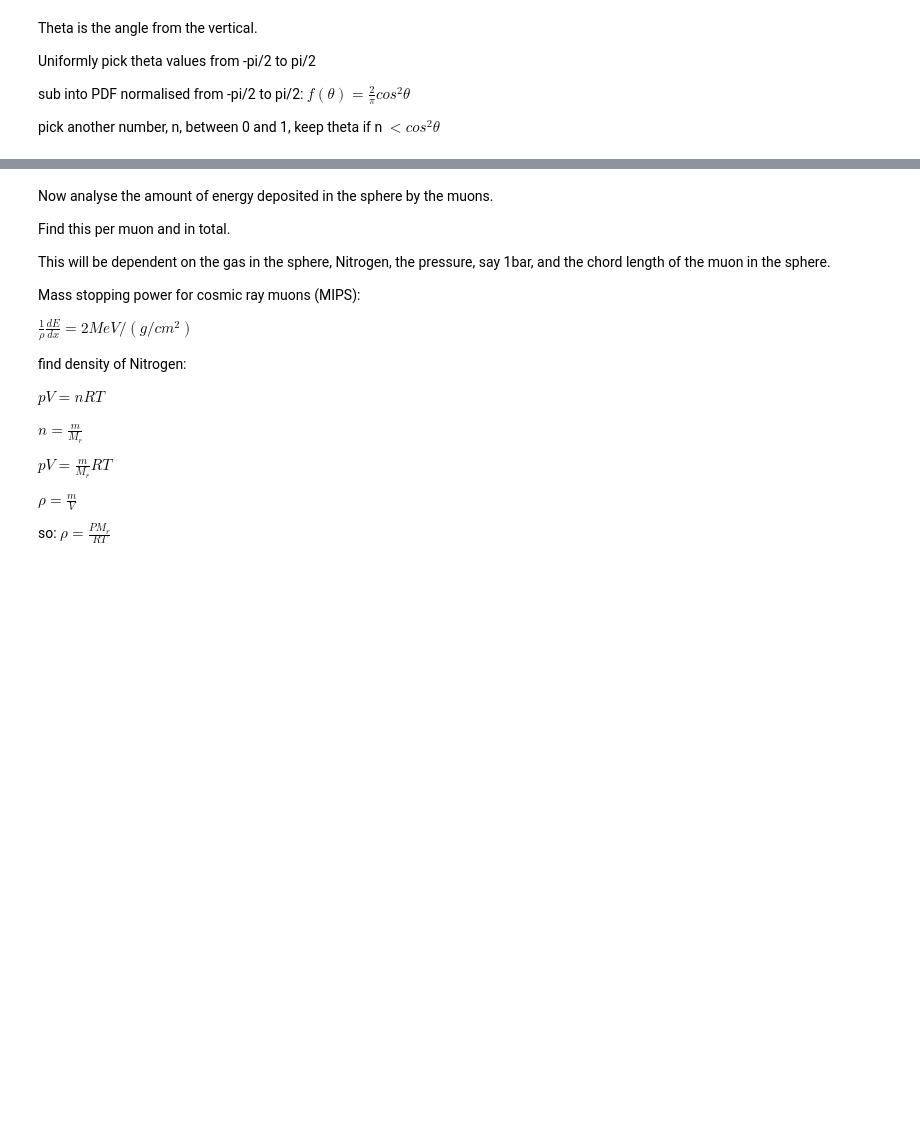
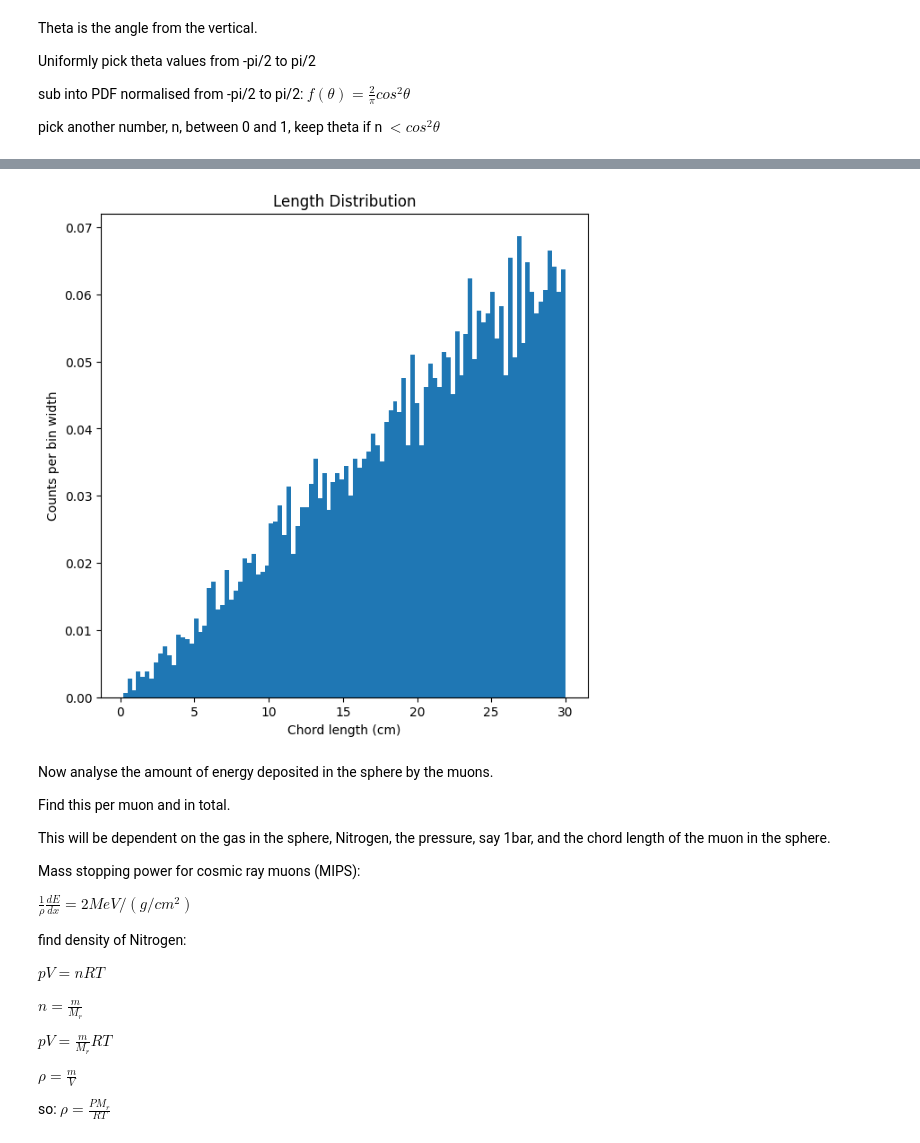
Before and after one commit to hhuckvale/DMProject, a Jupyter notebook: Muon_Calibration/MonteCarlo_muon_simulation.ipynb, the cells around one changed output, grey strips where cells are left out. Saved outputs shown, nothing was run; the diff lists cells and outputs as text; code cells hidden in the pictures; blank space fills up the shorter version.

```diff
--- a/Muon_Calibration/MonteCarlo_muon_simulation.ipynb
+++ b/Muon_Calibration/MonteCarlo_muon_simulation.ipynb
@@ -123,3 +123,12 @@ print(np.sum(chord > 0))
+# %%
+plt.figure(figsize=(7,7))
+plt.hist(chord[chord > 0], bins=100, density=True)
+plt.xlabel("Chord length (cm)")
+plt.ylabel("Counts per bin width")
+plt.title("Length Distribution")
+plt.show()
+# %% [output]
+[figure, added]
 # %% [markdown]
 Now analyse the amount of energy deposited in the sphere by the muons.
 
```
Also changed, not shown: parts of 8 cells of this notebook, 1 other file.
